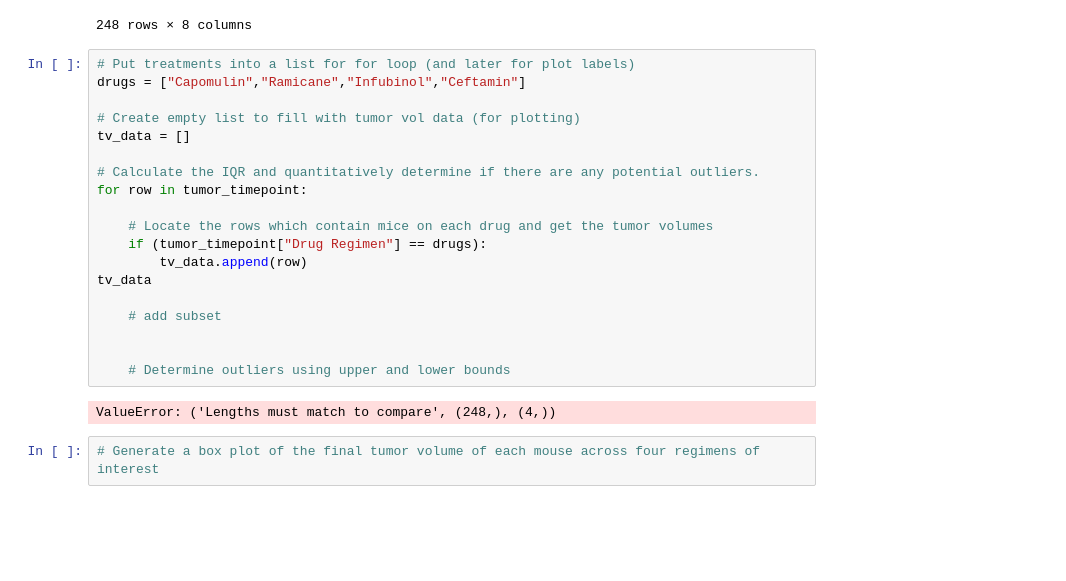
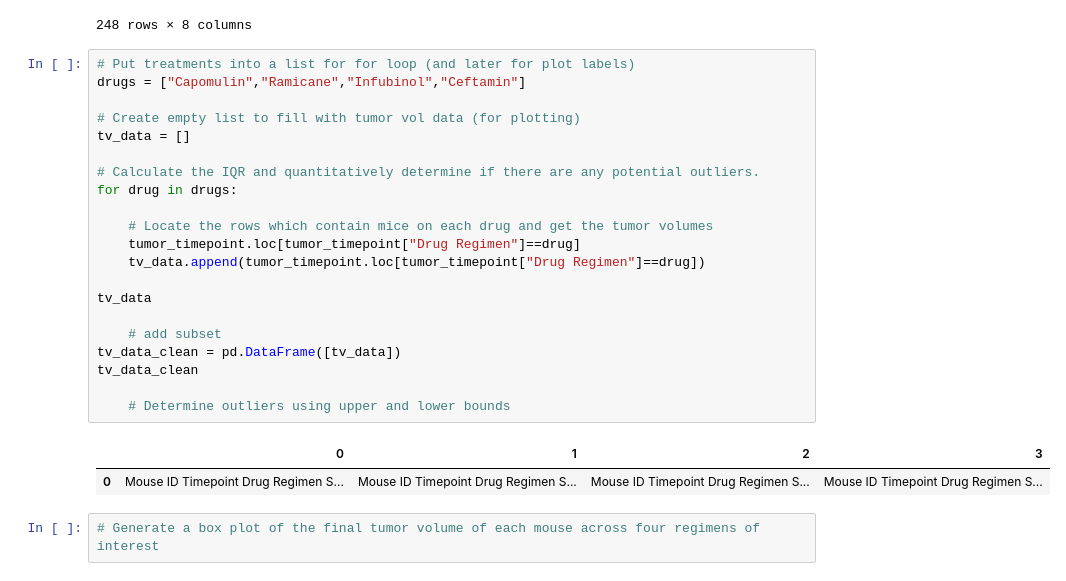
Before and after one commit to adamholcomb/Matplotlib-Medical-Analysis, a Jupyter notebook: pymaceuticals.ipynb, the cells around one changed output. Cells and saved outputs as stored; diff of their text form; blank space fills up the shorter version.

```diff
--- a/pymaceuticals.ipynb
+++ b/pymaceuticals.ipynb
@@ -212,24 +212,27 @@ tumor_timepoint
 # %%
 # Put treatments into a list for for loop (and later for plot labels)
 drugs = ["Capomulin","Ramicane","Infubinol","Ceftamin"]
 
 # Create empty list to fill with tumor vol data (for plotting)
 tv_data = []
 
 # Calculate the IQR and quantitatively determine if there are any potential outliers.
-for row in tumor_timepoint:
+for drug in drugs:
 
     # Locate the rows which contain mice on each drug and get the tumor volumes
-    if (tumor_timepoint["Drug Regimen"] == drugs):
-        tv_data.append(row)
+    tumor_timepoint.loc[tumor_timepoint["Drug Regimen"]==drug]
+    tv_data.append(tumor_timepoint.loc[tumor_timepoint["Drug Regimen"]==drug])
+
 tv_data
 
     # add subset
-
+tv_data_clean = pd.DataFrame([tv_data])
+tv_data_clean
 
     # Determine outliers using upper and lower bounds
 # %% [output]
-ValueError: ('Lengths must match to compare', (248,), (4,))
+|  | 0 | 1 | 2 | 3 |
+| 0 | Mouse ID Timepoint Drug Regimen S... | Mouse ID Timepoint Drug Regimen S... | Mouse ID Timepoint Drug Regimen S... | Mouse ID Timepoint Drug Regimen S... |
 # %%
 # Generate a box plot of the final tumor volume of each mouse across four regimens of interest
 # %% [markdown]
```
